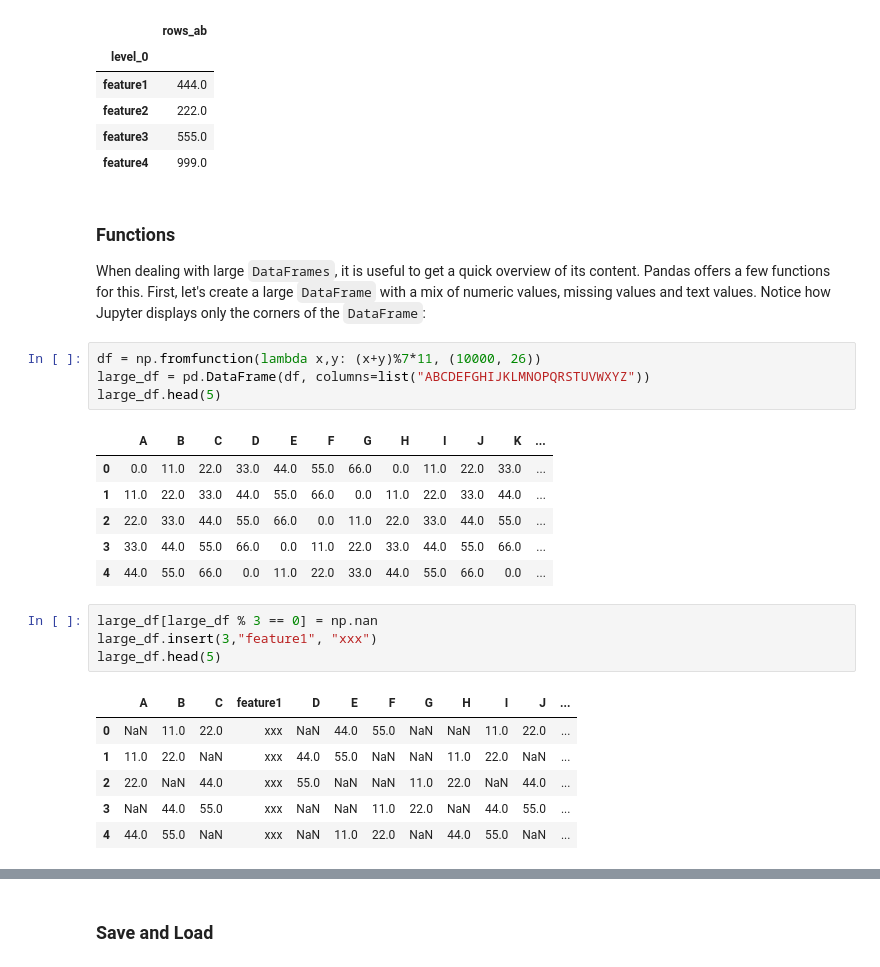
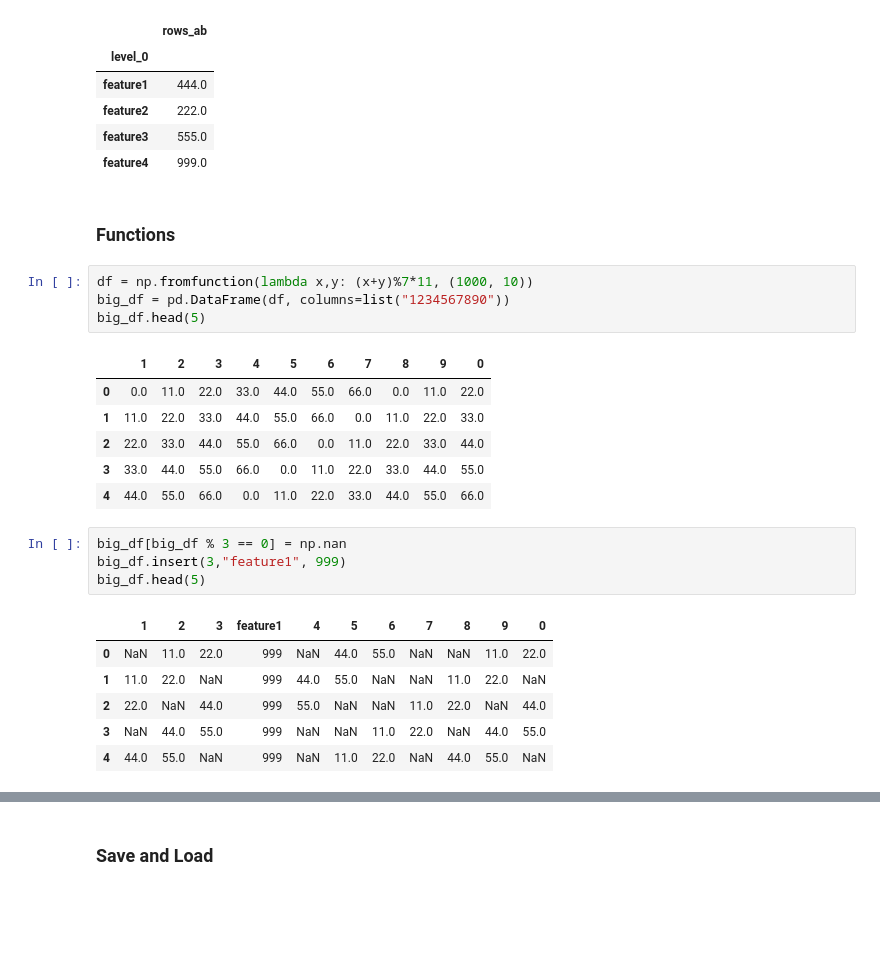
Before and after one commit to naftalic/ORinPython, a Jupyter notebook: Python_Review.ipynb, the cells around one changed output, grey strips where cells are left out. Cells and saved outputs as stored; diff of their text form; blank space fills up the shorter version.

```diff
--- a/Python_Review.ipynb
+++ b/Python_Review.ipynb
@@ -1618,28 +1583,27 @@ pd.pivot_table(df9, index="level_0", values=["rows_ab"], aggfunc=np.max)
 | feature2 | 222.0 |
 | feature3 | 555.0 |
 | feature4 | 999.0 |
-# %% [markdown]
-### Functions
-When dealing with large `DataFrames`, it is useful to get a quick overview of its content. Pandas offers a few functions for this. First, let's create a large `DataFrame` with a mix of numeric values, missing values and text values. Notice how Jupyter displays only the corners of the `DataFrame`:
+# %% [markdown]
+### Functions
 # %%
-df = np.fromfunction(lambda x,y: (x+y)%7*11, (10000, 26))
-large_df = pd.DataFrame(df, columns=list("ABCDEFGHIJKLMNOPQRSTUVWXYZ"))
-large_df.head(5)
+df = np.fromfunction(lambda x,y: (x+y)%7*11, (1000, 10))
+big_df = pd.DataFrame(df, columns=list("1234567890"))
+big_df.head(5)
 # %% [output]
-|  | A | B | C | D | E | F | G | H | I | J | K | ... |
-| 0 | 0.0 | 11.0 | 22.0 | 33.0 | 44.0 | 55.0 | 66.0 | 0.0 | 11.0 | 22.0 | 33.0 | ... |
-| 1 | 11.0 | 22.0 | 33.0 | 44.0 | 55.0 | 66.0 | 0.0 | 11.0 | 22.0 | 33.0 | 44.0 | ... |
-| 2 | 22.0 | 33.0 | 44.0 | 55.0 | 66.0 | 0.0 | 11.0 | 22.0 | 33.0 | 44.0 | 55.0 | ... |
-| 3 | 33.0 | 44.0 | 55.0 | 66.0 | 0.0 | 11.0 | 22.0 | 33.0 | 44.0 | 55.0 | 66.0 | ... |
-| 4 | 44.0 | 55.0 | 66.0 | 0.0 | 11.0 | 22.0 | 33.0 | 44.0 | 55.0 | 66.0 | 0.0 | ... |
+|  | 1 | 2 | 3 | 4 | 5 | 6 | 7 | 8 | 9 | 0 |
+| 0 | 0.0 | 11.0 | 22.0 | 33.0 | 44.0 | 55.0 | 66.0 | 0.0 | 11.0 | 22.0 |
+| 1 | 11.0 | 22.0 | 33.0 | 44.0 | 55.0 | 66.0 | 0.0 | 11.0 | 22.0 | 33.0 |
+| 2 | 22.0 | 33.0 | 44.0 | 55.0 | 66.0 | 0.0 | 11.0 | 22.0 | 33.0 | 44.0 |
+| 3 | 33.0 | 44.0 | 55.0 | 66.0 | 0.0 | 11.0 | 22.0 | 33.0 | 44.0 | 55.0 |
+| 4 | 44.0 | 55.0 | 66.0 | 0.0 | 11.0 | 22.0 | 33.0 | 44.0 | 55.0 | 66.0 |
 # %%
-large_df[large_df % 3 == 0] = np.nan
-large_df.insert(3,"feature1", "xxx")
-large_df.head(5)
+big_df[big_df % 3 == 0] = np.nan
+big_df.insert(3,"feature1", 999)
+big_df.head(5)
 # %% [output]
-|  | A | B | C | feature1 | D | E | F | G | H | I | J | ... |
-| 0 | NaN | 11.0 | 22.0 | xxx | NaN | 44.0 | 55.0 | NaN | NaN | 11.0 | 22.0 | ... |
-| 1 | 11.0 | 22.0 | NaN | xxx | 44.0 | 55.0 | NaN | NaN | 11.0 | 22.0 | NaN | ... |
-| 2 | 22.0 | NaN | 44.0 | xxx | 55.0 | NaN | NaN | 11.0 | 22.0 | NaN | 44.0 | ... |
-| 3 | NaN | 44.0 | 55.0 | xxx | NaN | NaN | 11.0 | 22.0 | NaN | 44.0 | 55.0 | ... |
-| 4 | 44.0 | 55.0 | NaN | xxx | NaN | 11.0 | 22.0 | NaN | 44.0 | 55.0 | NaN | ... |
+|  | 1 | 2 | 3 | feature1 | 4 | 5 | 6 | 7 | 8 | 9 | 0 |
+| 0 | NaN | 11.0 | 22.0 | 999 | NaN | 44.0 | 55.0 | NaN | NaN | 11.0 | 22.0 |
+| 1 | 11.0 | 22.0 | NaN | 999 | 44.0 | 55.0 | NaN | NaN | 11.0 | 22.0 | NaN |
+| 2 | 22.0 | NaN | 44.0 | 999 | 55.0 | NaN | NaN | 11.0 | 22.0 | NaN | 44.0 |
+| 3 | NaN | 44.0 | 55.0 | 999 | NaN | NaN | 11.0 | 22.0 | NaN | 44.0 | 55.0 |
+| 4 | 44.0 | 55.0 | NaN | 999 | NaN | 11.0 | 22.0 | NaN | 44.0 | 55.0 | NaN |
```
Also changed, not shown: parts of 162 cells of this notebook.
